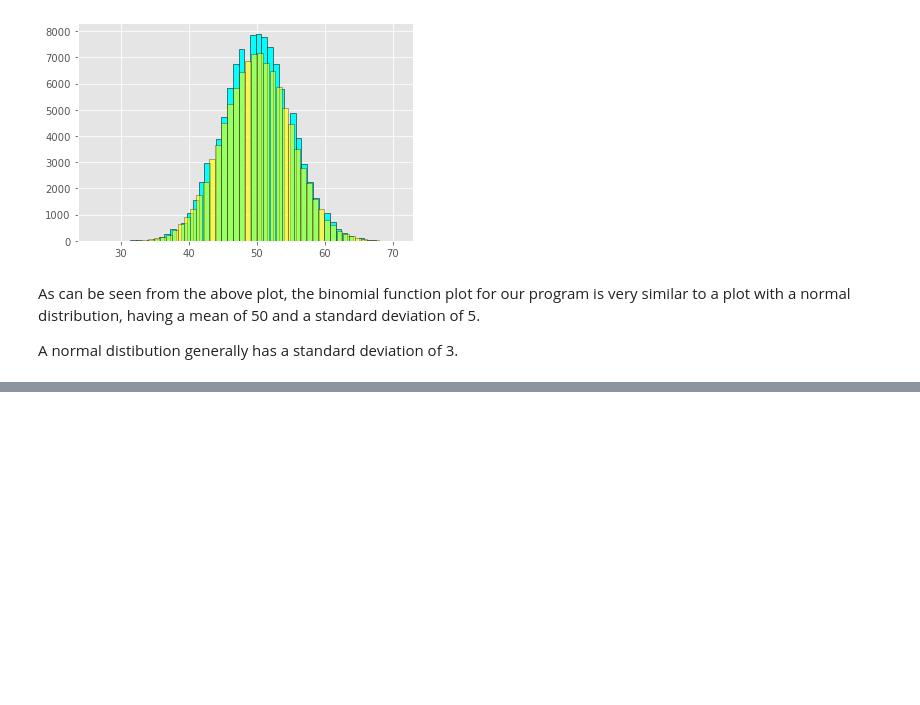
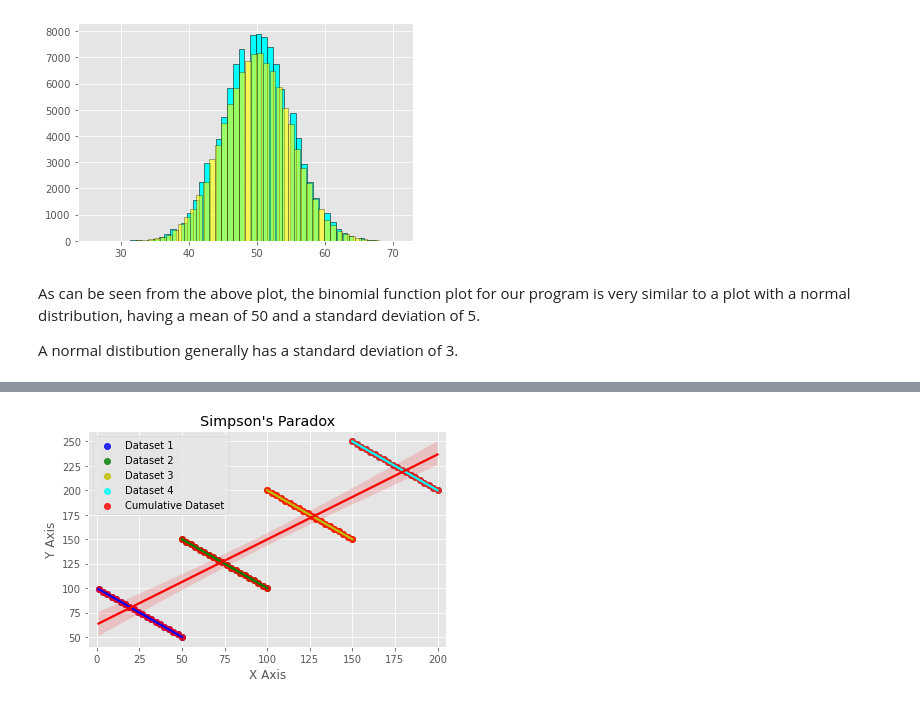
Before and after one commit to dssheldon/foda-tasks-sds, a Jupyter notebook: FoDA - Tasks 2020.ipynb, the cells around one changed output, grey strips where cells are left out. Drawn from its saved outputs; the diff is of its cells as text; code cells hidden in the pictures; blank space fills up the shorter version.

```diff
--- a/FoDA - Tasks 2020.ipynb
+++ b/FoDA - Tasks 2020.ipynb
@@ -560,0 +587,51 @@ http://staweb.sta.cathedral.org/departments/math/mhansen/public_html/23stat/hand
+# %%
+import numpy as np
+import seaborn as sns
+import matplotlib.pyplot as plt
+plt.style.use('ggplot')
+
+
+m = 1
+
+c1 = 100
+c2 = 200
+c3 = 300
+c4 = 400
+
+
+x1 = np.linspace(1, 50, num=20, endpoint=True)
+x2 = np.linspace(50, 100, num=20, endpoint=True)
+x3 = np.linspace(100, 150, num=20, endpoint=True)
+x4 = np.linspace(150, 200, num=20, endpoint=True)
+
+
+y1 = -m * x1 + c1
+
+y2 = -m * x2 + c2
+
+y3 = -m * x3 + c3
+
+y4 = -m * x4 + c4
+
+
+x_cum = np.concatenate((x1, x2,  x3,  x4))
+y_cum = np.concatenate((y1,  y2,  y3,  y4))
+
+sns.regplot(x1, y1, color='b', label='Dataset 1')
+sns.regplot(x2, y2, color='g', label='Dataset 2')
+sns.regplot(x3, y3, color='y', label='Dataset 3')
+sns.regplot(x4, y4, color='cyan', label='Dataset 4')
+
+sns.regplot(x_cum, y_cum, color='red', label='Cumulative Dataset')
+
+plt.title("Simpson's Paradox")
+plt.xlabel('X Axis')
+plt.ylabel('Y Axis')
+plt.legend()
+plt.tight_layout()
+
+plt.xlim(-5, 205)
+
+plt.show()
+# %% [output]
+[figure, added]
```
Also changed, not shown: parts of 6 cells of this notebook.
